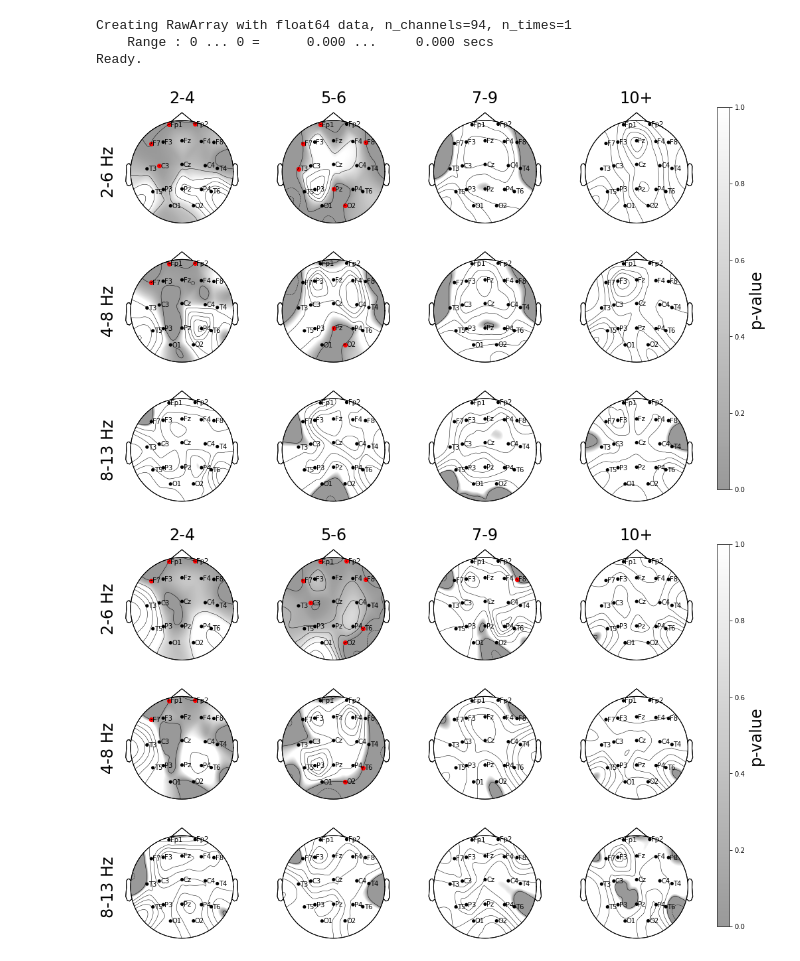
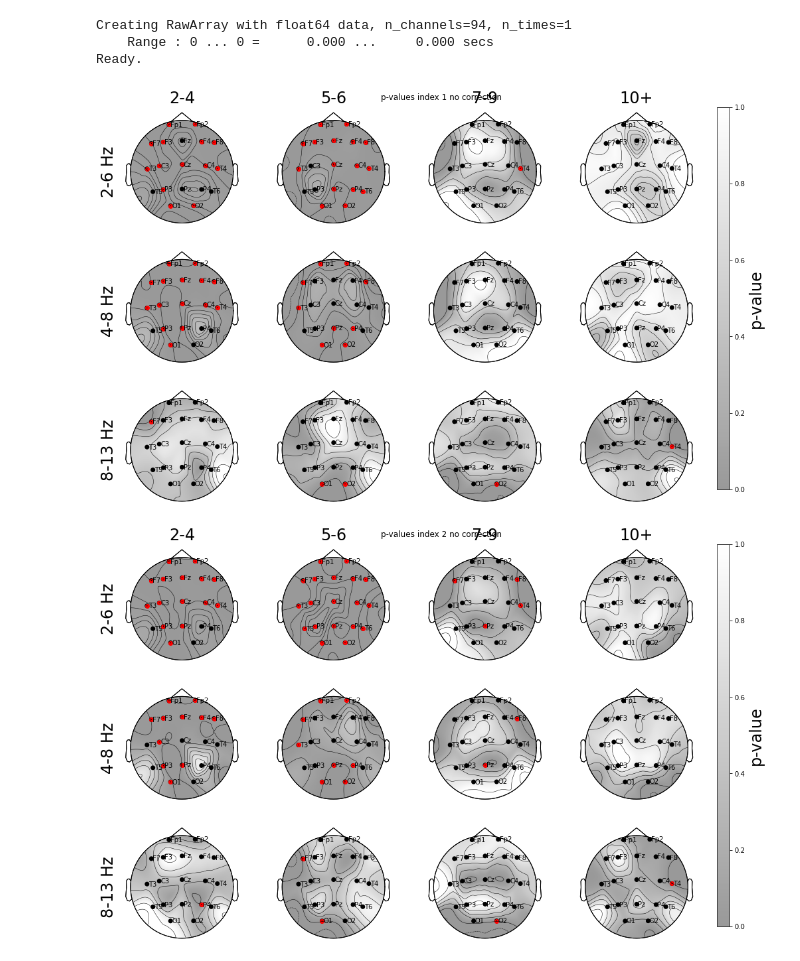
Before and after one commit to ledovsky/eeg-research, a Jupyter notebook: asd_experiments/220131 - Further index research.ipynb, the cells around one changed output. Cells and saved outputs as stored; diff of their text form; code cells hidden in the pictures.

Commit message:
Added FDR correction.

```diff
--- a/asd_experiments/220131 - Further index research.ipynb
+++ b/asd_experiments/220131 - Further index research.ipynb
@@ -270,44 +262,27 @@ significant_2 = get_significant(p_values_2_bonferroni)
 # %%
 def plot_topomap(values, ax, highlight):
-    mne.viz.utils.plot_sensors(mne_info, show_names=True, axes=ax, show=False, pointsize=10)
+    mne.viz.utils.plot_sensors(mne_info, show_names=True, axes=ax, show=False)
     ax.scatter(*pos.loc[highlight].values.T, color="red")
     return mne.viz.plot_topomap(values[pos.index], pos.values,
                                 axes=ax, show=False, vmin=0., vmax=1., cmap=cmap)
 # %%
-fig, axes = plt.subplots(3, 4, figsize=(18, 10))
+def plot_p_values(p_values, title=None):
+    fig, axes = plt.subplots(3, 4, figsize=(18, 10))
+    fig.suptitle(title)
 
-for (key, val), ax in zip(p_values_1_bonferroni.iterrows(), axes.T.ravel()):
-    im, _ = plot_topomap(val, ax, significant_1[key])
+    significant = get_significant(p_values)
 
-for ax, ag_name in zip(axes[0], age_groups):
-    ax.set_title(ag_name, fontsize=24)
+    for (key, val), ax in zip(p_values.iterrows(), axes.T.ravel()):
+        im, _ = plot_topomap(val, ax, significant[key])
 
-for ax, freq in zip(axes.T[0],freqs):
-    ax.text(-.15, 0., freq, size=24,
-            verticalalignment='center', rotation=90)
+    for ax, ag_name in zip(axes[0], age_groups):
+        ax.set_title(ag_name, fontsize=24)
 
-fig.subplots_adjust(right=0.8)
-cbar_ax = fig.add_axes([0.82, 0.15, 0.015, 0.8])
-fig.colorbar(im, cax=cbar_ax).set_label("p-value", size=24)
-plt.show()
+    for ax, freq in zip(axes.T[0],freqs):
+        ax.text(-.15, 0., freq, size=24,
+                verticalalignment='center', rotation=90)
+
+    fig.subplots_adjust(right=0.8)
+    cbar_ax = fig.add_axes([0.82, 0.15, 0.015, 0.8])
+    fig.colorbar(im, cax=cbar_ax).set_label("p-value", size=24)
+    return fig
-# %% [output]
-[figure, removed]
-# %%
-fig, axes = plt.subplots(3, 4, figsize=(18, 10))
-
-for (key, val), ax in zip(p_values_2_bonferroni.iterrows(), axes.T.ravel()):
-    im, _ = plot_topomap(val, ax, significant_2[key])
-
-for ax, ag_name in zip(axes[0], age_groups):
-    ax.set_title(ag_name, fontsize=24)
-
-for ax, freq in zip(axes.T[0],freqs):
-    ax.text(-.15, 0., freq, size=24,
-            verticalalignment='center', rotation=90)
-
-fig.subplots_adjust(right=0.8)
-cbar_ax = fig.add_axes([0.82, 0.15, 0.015, 0.8])
-fig.colorbar(im, cax=cbar_ax).set_label("p-value", size=24)
-plt.show()
-# %% [output]
-[figure, removed]
@@ -315,0 +289,16 @@ p_values = pd.read_csv("index_1_p_values.csv").set_index(["age group", "kind"])
+# %%
+plot_p_values(p_values_1, "p-values index 1 no correction")
+plt.show()
+plot_p_values(p_values_2, "p-values index 2 no correction")
+plt.show()
+plot_p_values(p_values_1_bonferroni, "p-values index 1 bonferroni correction")
+plt.show()
+plot_p_values(p_values_2_bonferroni, "p-values index 2 bonferroni correction")
+plt.show()
+plot_p_values(p_values_1_fdr, "p-values index 1 fdr correction")
+plt.show()
+plot_p_values(p_values_2_fdr, "p-values index 2 fdr correction")
+plt.show()
+# %% [output]
+[figure, added]
+[figure, added]
```
Also changed, not shown: parts of 14 cells of this notebook.
